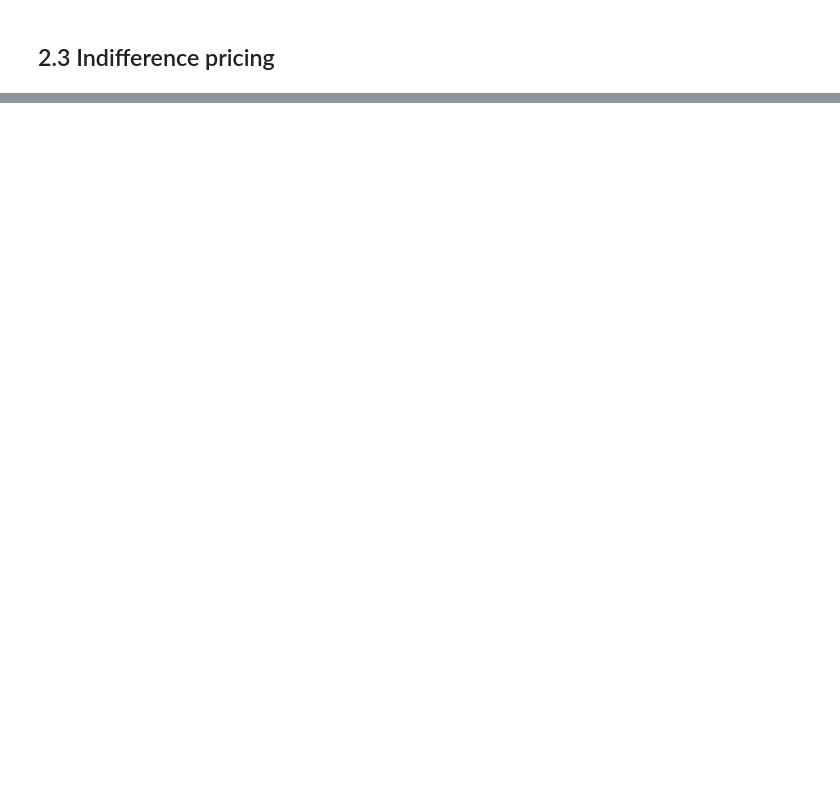
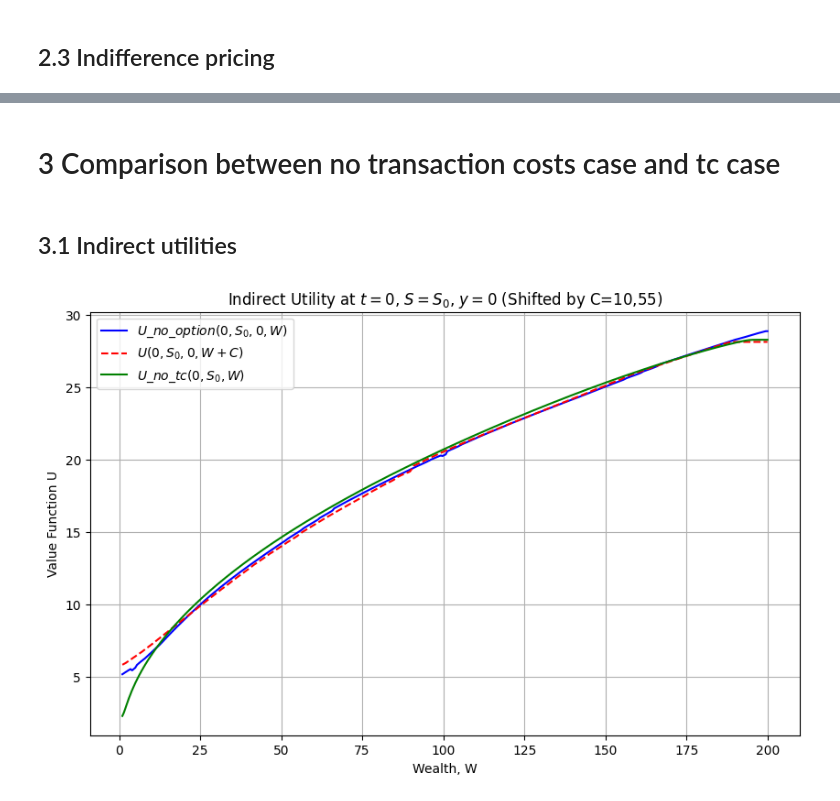
Before and after one commit to JulesArzel/Deep_Hedging_v2, a Jupyter notebook: Main.ipynb, the cells around one changed output, grey strips where cells are left out. Drawn from its saved outputs; the diff is of its cells as text; code cells hidden in the pictures; blank space fills up the shorter version.

```diff
--- a/Main.ipynb
+++ b/Main.ipynb
@@ -383,0 +384,17 @@ Optimal C = 10.921790500999318
+# %% [markdown]
+# 3 Comparison between no transaction costs case and tc case
+# %% [markdown]
+## 3.1 Indirect utilities
+# %%
+plt.figure(figsize=(10,6))
+plt.plot(W_grid, U_tc[(0,0)][k0,:], 'b-', label=r'$U\_no\_option(0,S_0,0,W)$')
+plt.plot(W_grid, U_shifted, 'r--', label=r"$U(0,S_0,0,W+C)$")
+plt.plot(W_grid, U_no_opt[(0,0)], 'g-', label=r"$U\_no\_tc(0,S_0,W)$")
+plt.xlabel("Wealth, W")
+plt.ylabel("Value Function U")
+plt.title("Indirect Utility at $t=0$, $S=S_0$, $y=0$ (Shifted by C=10,55)")
+plt.legend()
+plt.grid(True)
+plt.show()
+# %% [output]
+[figure, added]
```
Also changed, not shown: parts of 9 cells of this notebook.
